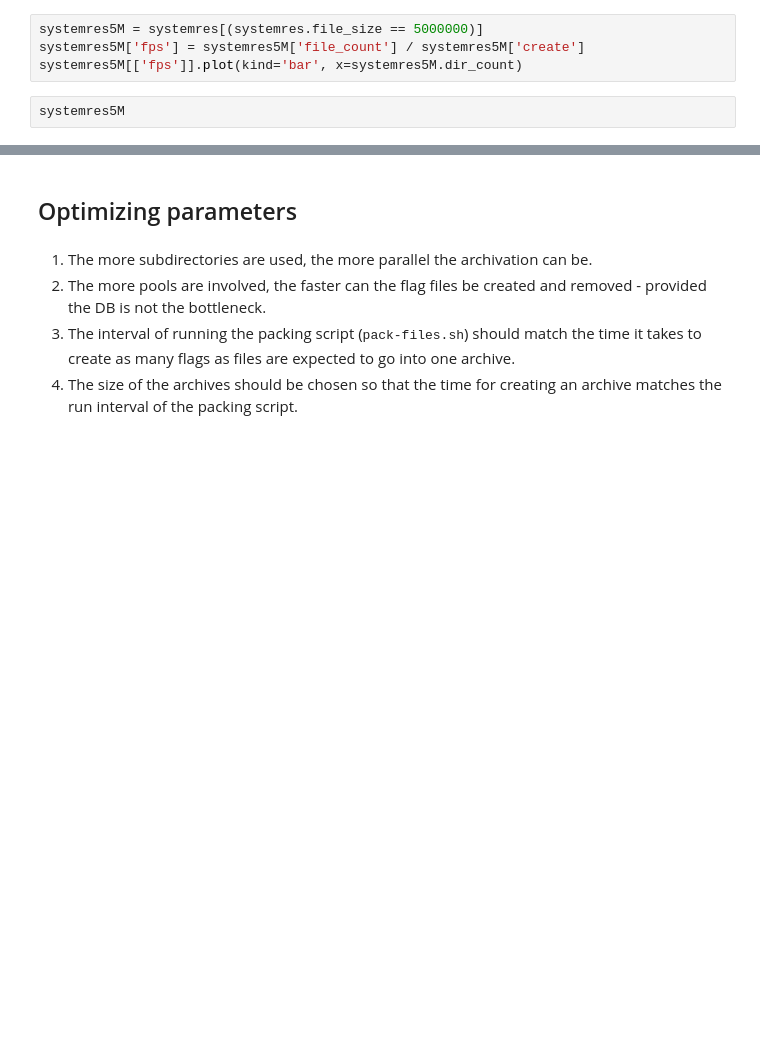
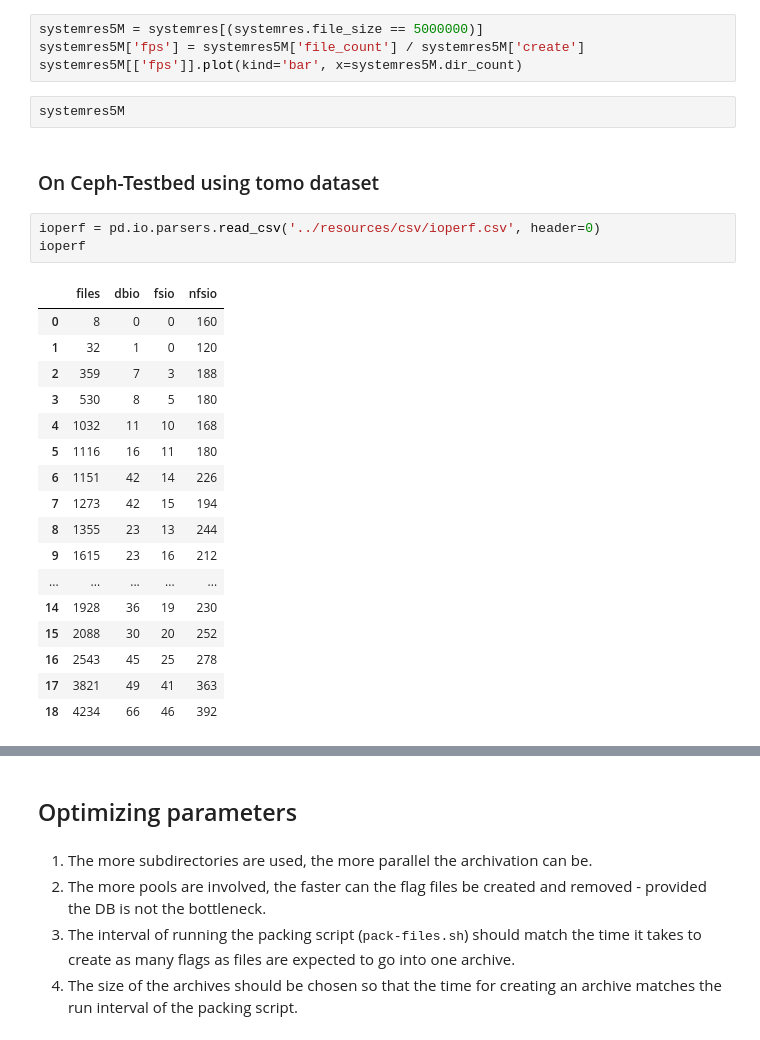
Before and after one commit to svemeyer/SmallFiles, a Jupyter notebook: src/main/ipy/SmallFiles.ipynb, the cells around one changed output, grey strips where cells are left out. Drawn from its saved outputs; the diff is of its cells as text; blank space fills up the shorter version.

```diff
--- a/src/main/ipy/SmallFiles.ipynb
+++ b/src/main/ipy/SmallFiles.ipynb
@@ -330,3 +330,26 @@ systemres5M['fps'] = systemres5M['file_count'] / systemres5M['create']
 systemres5M[['fps']].plot(kind='bar', x=systemres5M.dir_count)
 # %%
 systemres5M
+# %% [markdown]
+### On Ceph-Testbed using tomo dataset
+# %%
+ioperf = pd.io.parsers.read_csv('../resources/csv/ioperf.csv', header=0)
+ioperf
+# %% [output]
+|  | files | dbio | fsio | nfsio |
+| 0 | 8 | 0 | 0 | 160 |
+| 1 | 32 | 1 | 0 | 120 |
+| 2 | 359 | 7 | 3 | 188 |
+| 3 | 530 | 8 | 5 | 180 |
+| 4 | 1032 | 11 | 10 | 168 |
+| 5 | 1116 | 16 | 11 | 180 |
+| 6 | 1151 | 42 | 14 | 226 |
+| 7 | 1273 | 42 | 15 | 194 |
+| 8 | 1355 | 23 | 13 | 244 |
+| 9 | 1615 | 23 | 16 | 212 |
+| ... | ... | ... | ... | ... |
+| 14 | 1928 | 36 | 19 | 230 |
+| 15 | 2088 | 30 | 20 | 252 |
+| 16 | 2543 | 45 | 25 | 278 |
+| 17 | 3821 | 49 | 41 | 363 |
+| 18 | 4234 | 66 | 46 | 392 |
```
Also changed, not shown: parts of 1 cell of this notebook, 1 other file.
